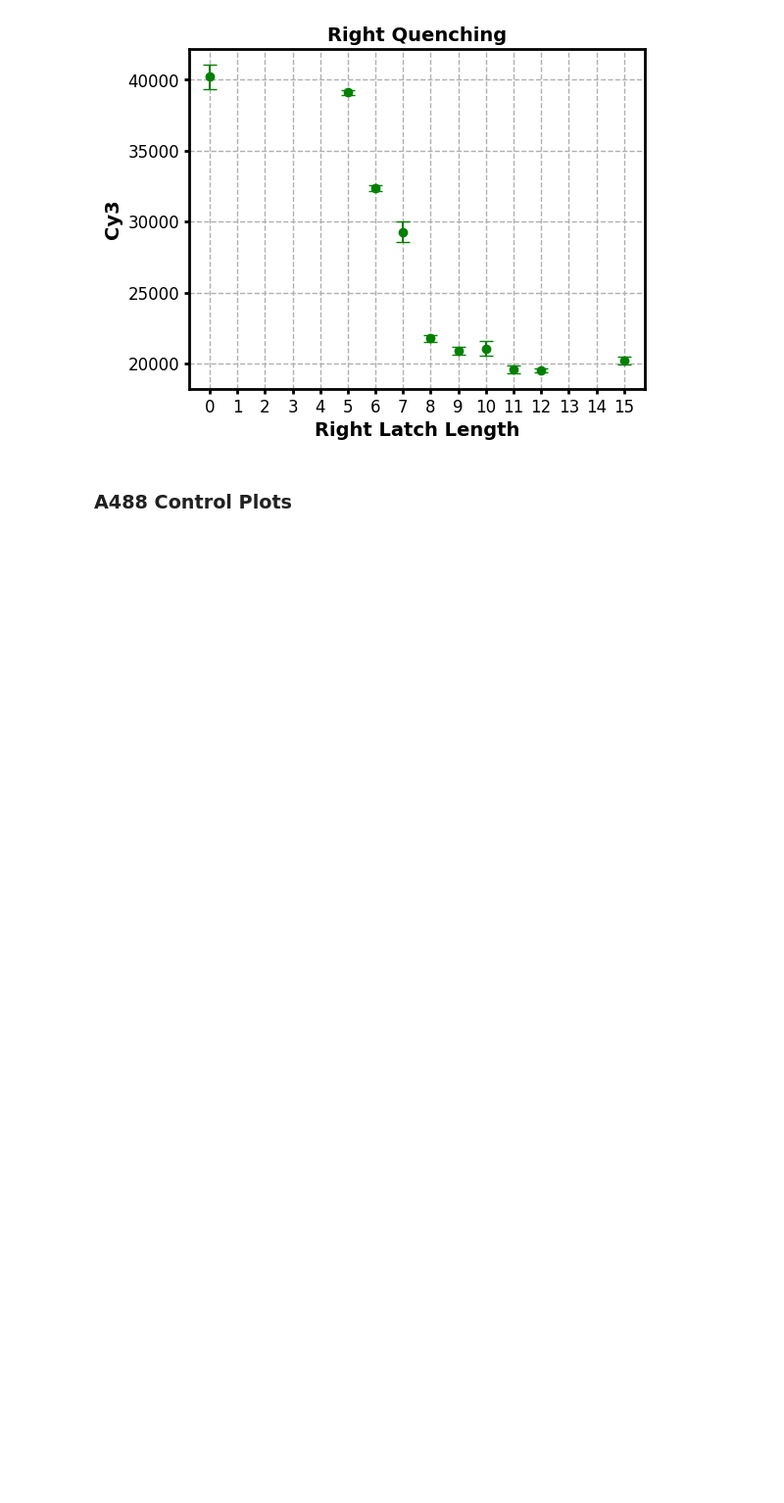
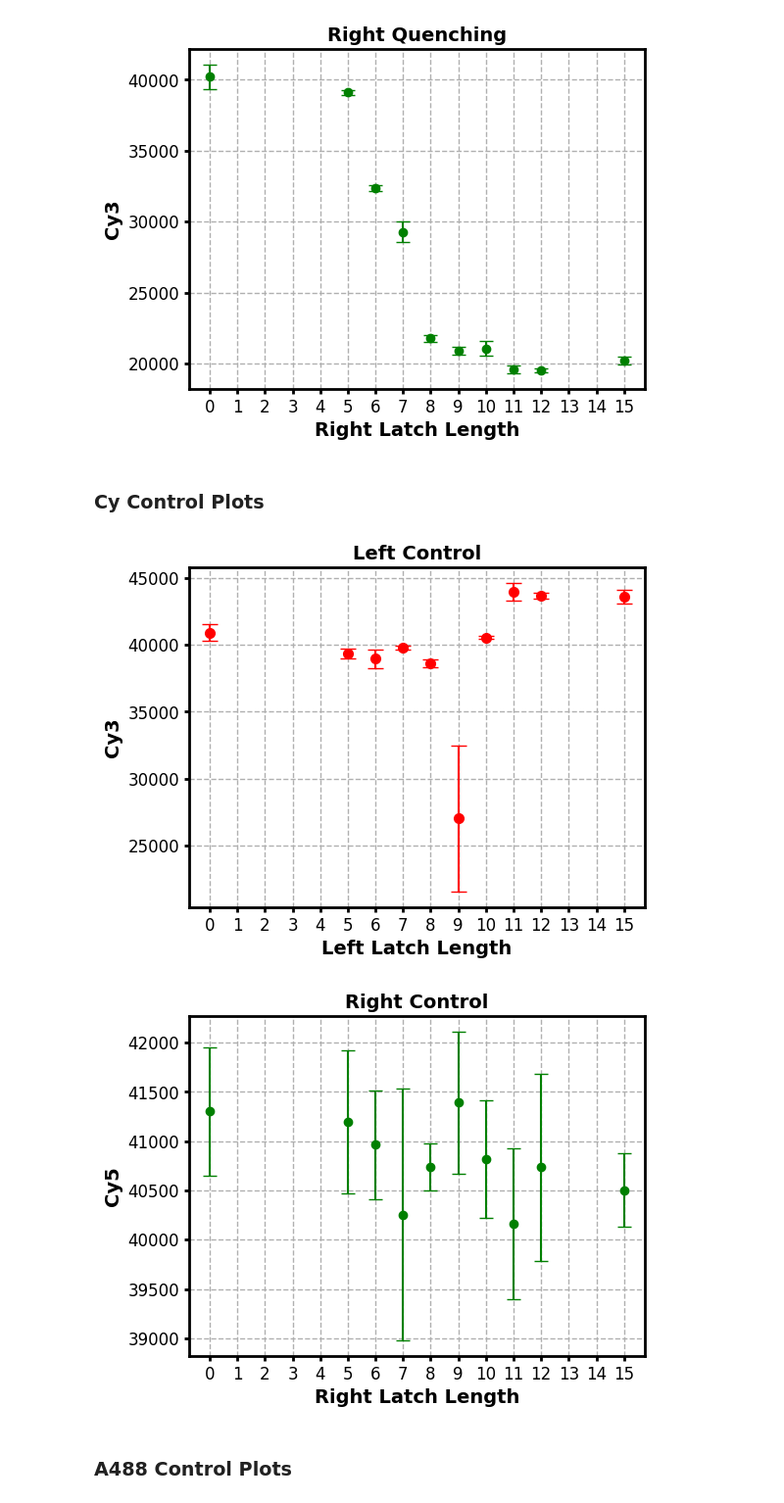
Before and after one commit to neuhoffmj/oscillatorEnsembleQuench, a Jupyter notebook: pandasPlateReader.ipynb, the cells around one changed output. Shown at 98% size. Cells and saved outputs as stored; diff of their text form; code cells hidden in the pictures; blank space fills up the shorter version.

Commit message:
Add Cy Normalization and diagnostic plot

```diff
--- a/pandasPlateReader.ipynb
+++ b/pandasPlateReader.ipynb
@@ -166,6 +166,36 @@ rightfig.savefig('raw_right_quenching.png', bbox_inches='tight', dpi=300)
 # %% [output]
 [figure]
 [figure]
+# %% [markdown]
+### Cy Control Plots
+# %%
+leftfig, axleft = plt.subplots(figsize=(6, 4.5))
+rightfig, axright = plt.subplots(figsize=(6, 4.5))
+for sample in leftSamples:
+    axleft.errorbar(int(sample.split('_')[0]), normdata[(sample, 'Cy3')].mean(),
+                yerr=normdata[(sample, 'Cy3')].sem(), label=f'Cy3 {sample}', fmt='ro', markersize=7, capsize=6)
+axleft.set_title('Left Control', fontsize=14, fontweight='bold')
+axleft.set_xlabel('Left Latch Length', fontsize=14, fontweight='bold')
+axleft.set_ylabel('Cy3', fontsize=14, fontweight='bold')
+for sample in rightSamples:
+    axright.errorbar(int(sample.split('_')[1].split()[0]), normdata[(sample, 'Cy5')].mean(),
+                yerr=normdata[(sample, 'Cy5')].sem(), label=f'Cy5 {sample}', fmt='go', capsize=5)
+axright.set_title('Right Control', fontsize=14, fontweight='bold')
+axright.set_xlabel('Right Latch Length', fontsize=14, fontweight='bold')
+axright.set_ylabel('Cy5', fontsize=14, fontweight='bold')
+for ax1 in [axleft, axright]:
+    ax1.grid(True, which='both', linestyle='--', linewidth=1)
+    ax1.tick_params(axis='both', which='both', width=2, labelsize=12)
+    ax1.set_xticks(list(range(16)))
+    ax1.spines['left'].set_linewidth(2)
+    ax1.spines['bottom'].set_linewidth(2)
+    ax1.spines['right'].set_linewidth(2)
+    ax1.spines['top'].set_linewidth(2)
+leftfig.savefig('raw_left_Cy3.png', bbox_inches='tight', dpi=300)
+rightfig.savefig('raw_right_Cy5.png', bbox_inches='tight', dpi=300)
+# %% [output]
+[figure, added]
+[figure, added]
 # %% [markdown]
 ### A488 Control Plots
 # %%
```
Also changed, not shown: parts of 2 cells of this notebook.
